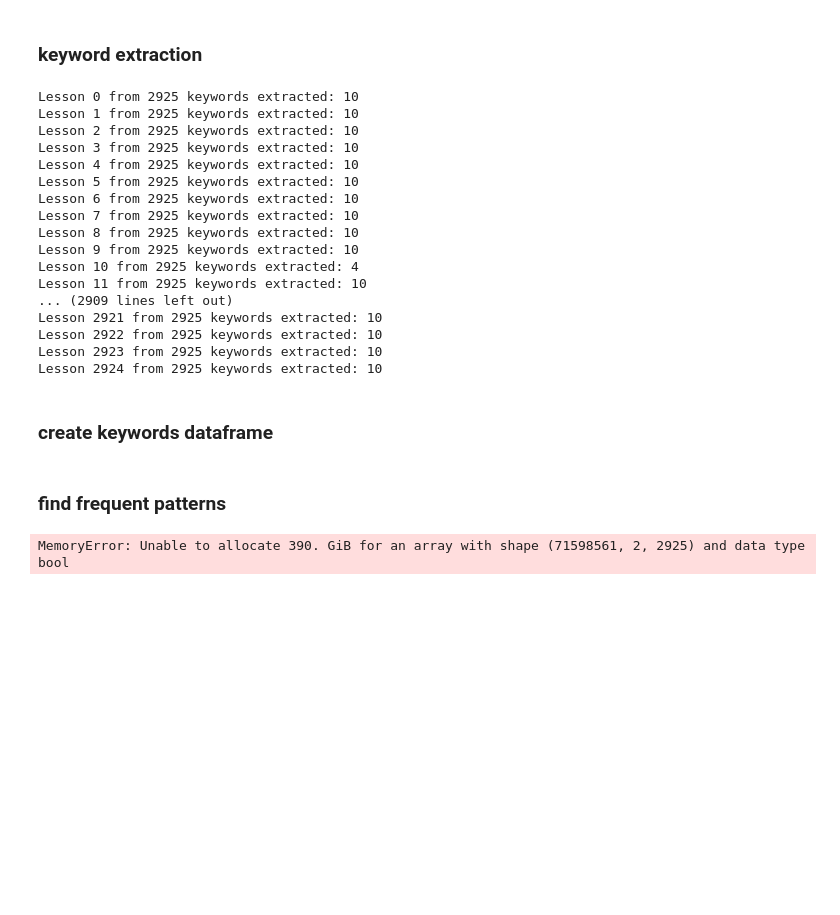
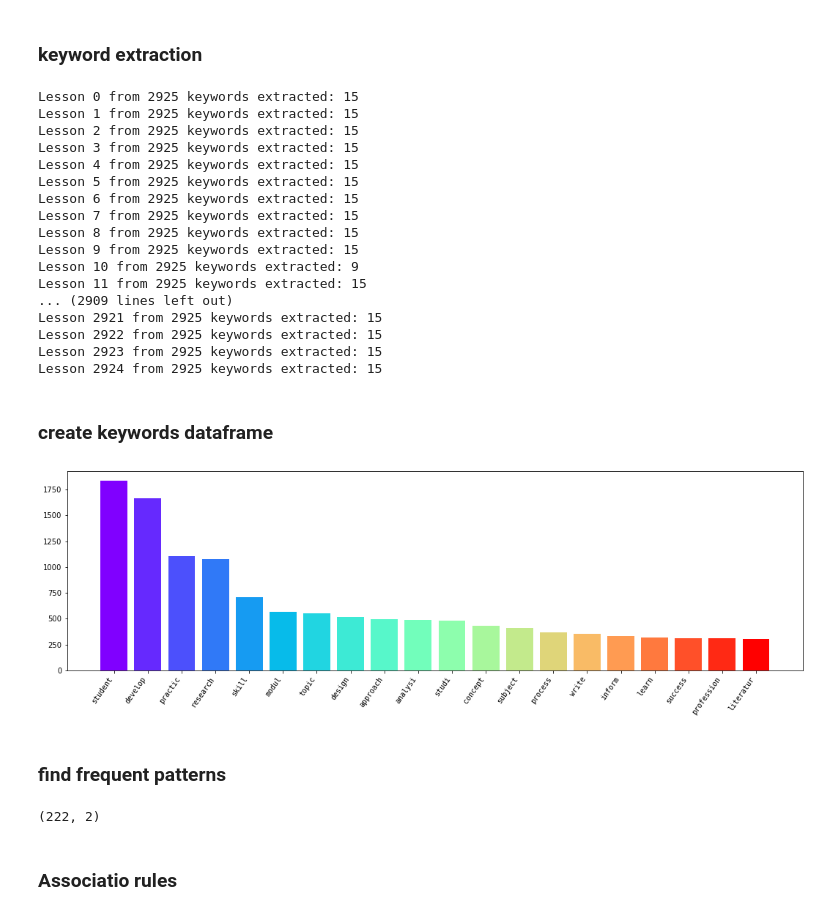
Before and after one commit to soroush-bagherian/DataMining-preprocessing, a Jupyter notebook: preprocessing.ipynb, the cells around one changed output. Cells and saved outputs as stored; diff of their text form; code cells hidden in the pictures; blank space fills up the shorter version.

Commit message:
- keyword extraction fixed - fix association rules

```diff
--- a/preprocessing.ipynb
+++ b/preprocessing.ipynb
@@ -134,28 +136,28 @@ data = pd.read_csv('./preprocess.csv')
 data['keywords'] = ""
 total_rows = data.shape[0]
 for index, row in data.iterrows():
-    keywords = kw_model.extract_keywords(data.at[index, 'preprocessed'], top_n=10, min_df=2)
+    keywords = kw_model.extract_keywords(data.at[index, 'preprocessed'], top_n=15, min_df=2)
     print('Lesson {} from {} keywords extracted: {}'.format(index, total_rows, len(keywords)))
     data.at[index, 'keywords'] = keywords
 data.to_csv('./with_keywords.csv')
 # %% [output]
-Lesson 0 from 2925 keywords extracted: 10
-Lesson 1 from 2925 keywords extracted: 10
-Lesson 2 from 2925 keywords extracted: 10
-Lesson 3 from 2925 keywords extracted: 10
-Lesson 4 from 2925 keywords extracted: 10
-Lesson 5 from 2925 keywords extracted: 10
-Lesson 6 from 2925 keywords extracted: 10
-Lesson 7 from 2925 keywords extracted: 10
-Lesson 8 from 2925 keywords extracted: 10
-Lesson 9 from 2925 keywords extracted: 10
-Lesson 10 from 2925 keywords extracted: 4
-Lesson 11 from 2925 keywords extracted: 10
+Lesson 0 from 2925 keywords extracted: 15
+Lesson 1 from 2925 keywords extracted: 15
+Lesson 2 from 2925 keywords extracted: 15
+Lesson 3 from 2925 keywords extracted: 15
+Lesson 4 from 2925 keywords extracted: 15
+Lesson 5 from 2925 keywords extracted: 15
+Lesson 6 from 2925 keywords extracted: 15
+Lesson 7 from 2925 keywords extracted: 15
+Lesson 8 from 2925 keywords extracted: 15
+Lesson 9 from 2925 keywords extracted: 15
+Lesson 10 from 2925 keywords extracted: 9
+Lesson 11 from 2925 keywords extracted: 15
 ... (2909 lines left out)
-Lesson 2921 from 2925 keywords extracted: 10
-Lesson 2922 from 2925 keywords extracted: 10
-Lesson 2923 from 2925 keywords extracted: 10
-Lesson 2924 from 2925 keywords extracted: 10
+Lesson 2921 from 2925 keywords extracted: 15
+Lesson 2922 from 2925 keywords extracted: 15
+Lesson 2923 from 2925 keywords extracted: 15
+Lesson 2924 from 2925 keywords extracted: 15
 # %% [markdown]
 ### create keywords dataframe
 # %%
@@ -173,12 +176,32 @@ df = pd.DataFrame(te_ary, columns=te.columns_)
 df.to_csv('./keywords.csv', index=False)
 # %%
 df = pd.read_csv('./keywords.csv')
+# %%
+hist = {}
+for column in df:
+    hist[column] = len(df[df[column] == True])
+hist = Counter(hist).most_common(20)
+hist = dict(hist)
+# %%
+names = list(hist.keys())
+values = list(hist.values())
+
+f, ax = plt.subplots(figsize=(18,5))
+color = plt.cm.rainbow(np.linspace(0, 1, 20))
+plt.bar(range(len(hist)), values, tick_label=names, color = color, width=0.8)
+plt.xticks([*range(0, len(names))], names,  ha='right', rotation=55, fontsize=10, fontname='monospace')
+plt.show()
+# %% [output]
+[figure, added]
 # %% [markdown]
 ### find frequent patterns
 # %%
-x = apriori(df, min_support=0.0001, use_colnames=True)
-x.to_csv('./frequent_patterns.csv')
-x.shape
+# 0.05 = 150 / 3000
+freq_patterns = apriori(df, min_support=0.05, use_colnames=True)
+freq_patterns.to_csv('./frequent_patterns.csv')
+freq_patterns.shape
 # %% [output]
-MemoryError: Unable to allocate 390. GiB for an array with shape (71598561, 2, 2925) and data type bool
+(222, 2)
+# %% [markdown]
+### Associatio rules
 # %%
```
Also changed, not shown: parts of 6 cells of this notebook, 2 other files.
